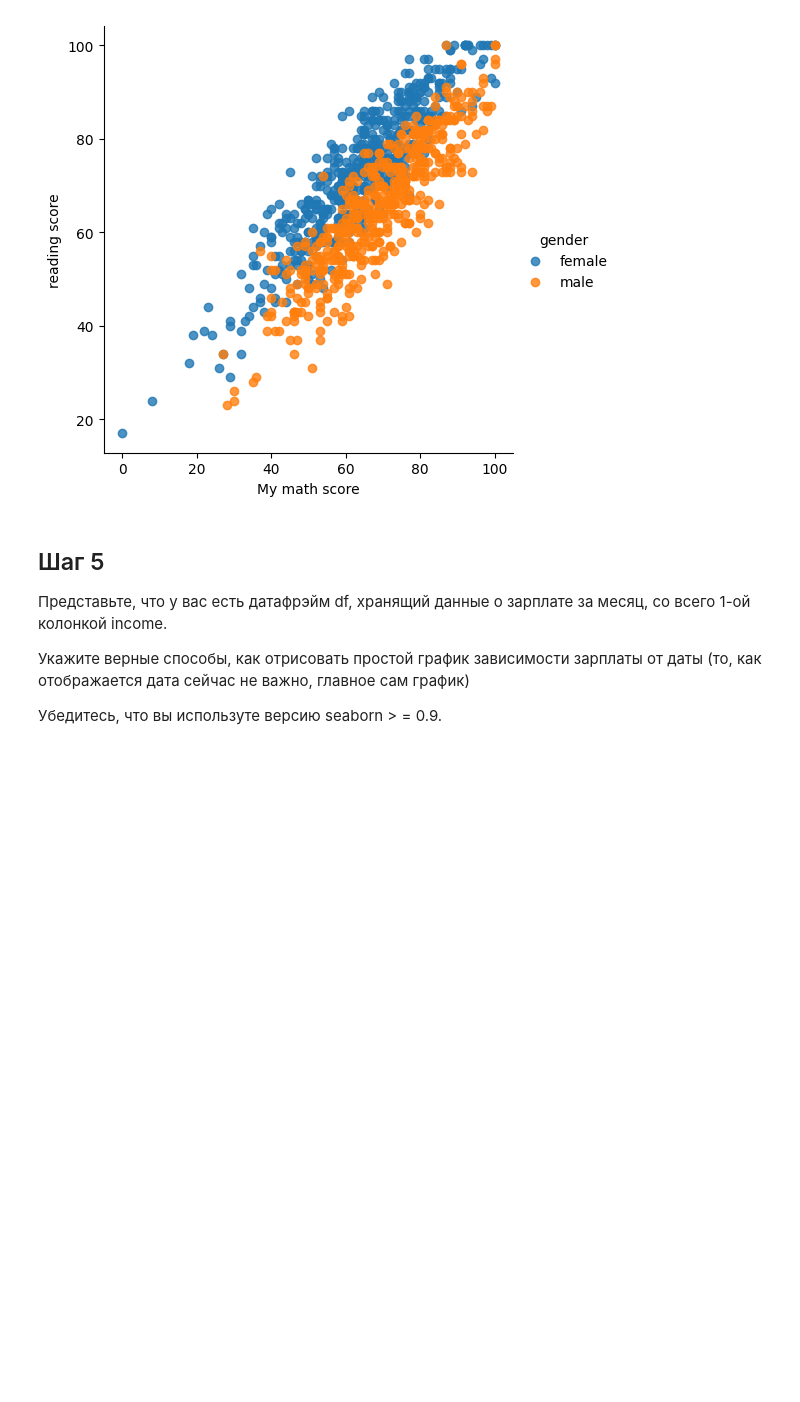
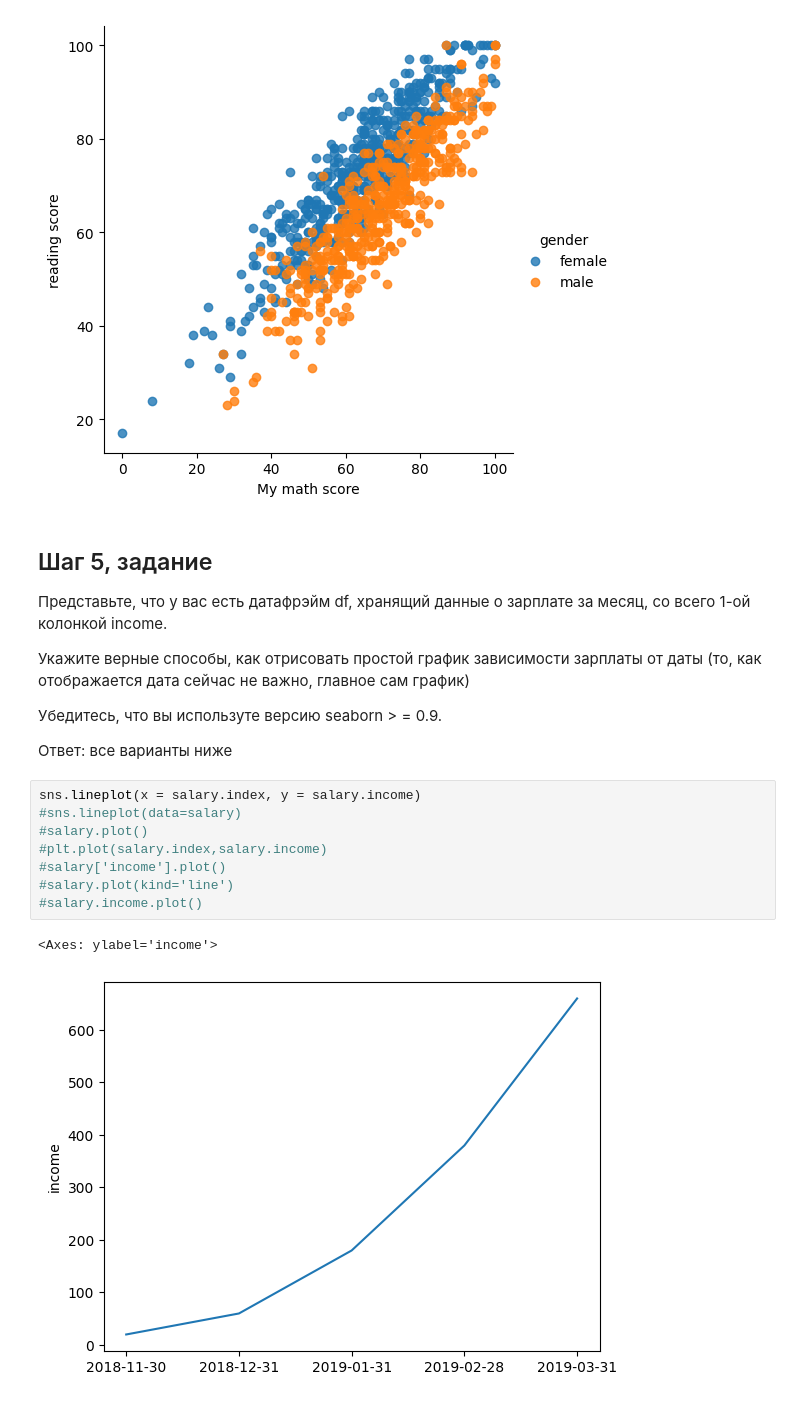
Before and after one commit to onword333/stepik-intro-to-ds-and-ml, a Jupyter notebook: assets/1_7_lesson.ipynb, the cells around one changed output. Drawn from its saved outputs; the diff is of its cells as text; blank space fills up the shorter version.

```diff
--- a/assets/1_7_lesson.ipynb
+++ b/assets/1_7_lesson.ipynb
@@ -42,9 +43,22 @@ ax.set_xlabels('My math score')
 <seaborn.axisgrid.FacetGrid at 0x...>
 [figure]
 # %% [markdown]
-## Шаг 5
+## Шаг 5, задание
 Представьте, что у вас есть датафрэйм df, хранящий данные о зарплате за месяц, со всего 1-ой колонкой income.
 
 Укажите верные способы, как отрисовать простой график зависимости зарплаты от даты (то, как отображается дата сейчас не важно, главное сам график)
 
 Убедитесь, что вы используте версию seaborn > = 0.9.
+
+Ответ: все варианты ниже
+# %%
+sns.lineplot(x = salary.index, y = salary.income)
+#sns.lineplot(data=salary)
+#salary.plot()
+#plt.plot(salary.index,salary.income)
+#salary['income'].plot()
+#salary.plot(kind='line')
+#salary.income.plot()
+# %% [output]
+<Axes: ylabel='income'>
+[figure, added]
```
Also changed, not shown: parts of 3 cells of this notebook, 2 other files.
